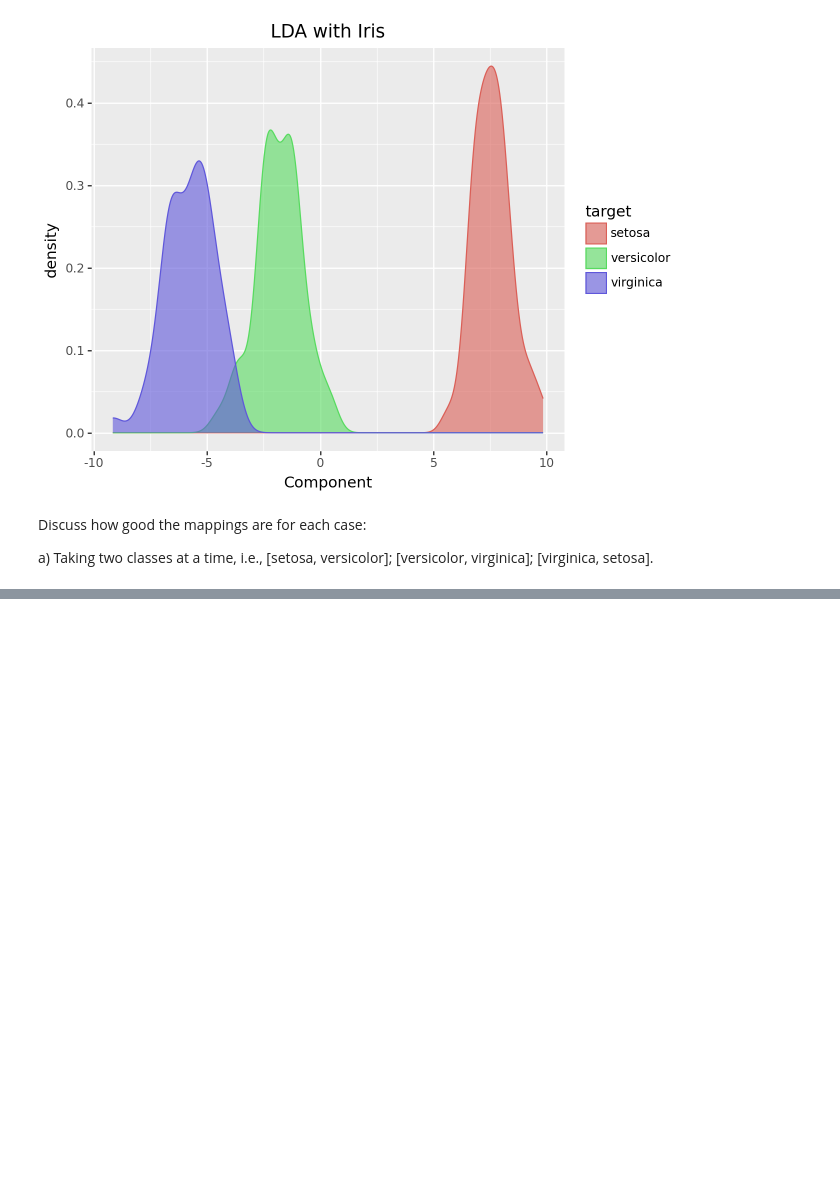
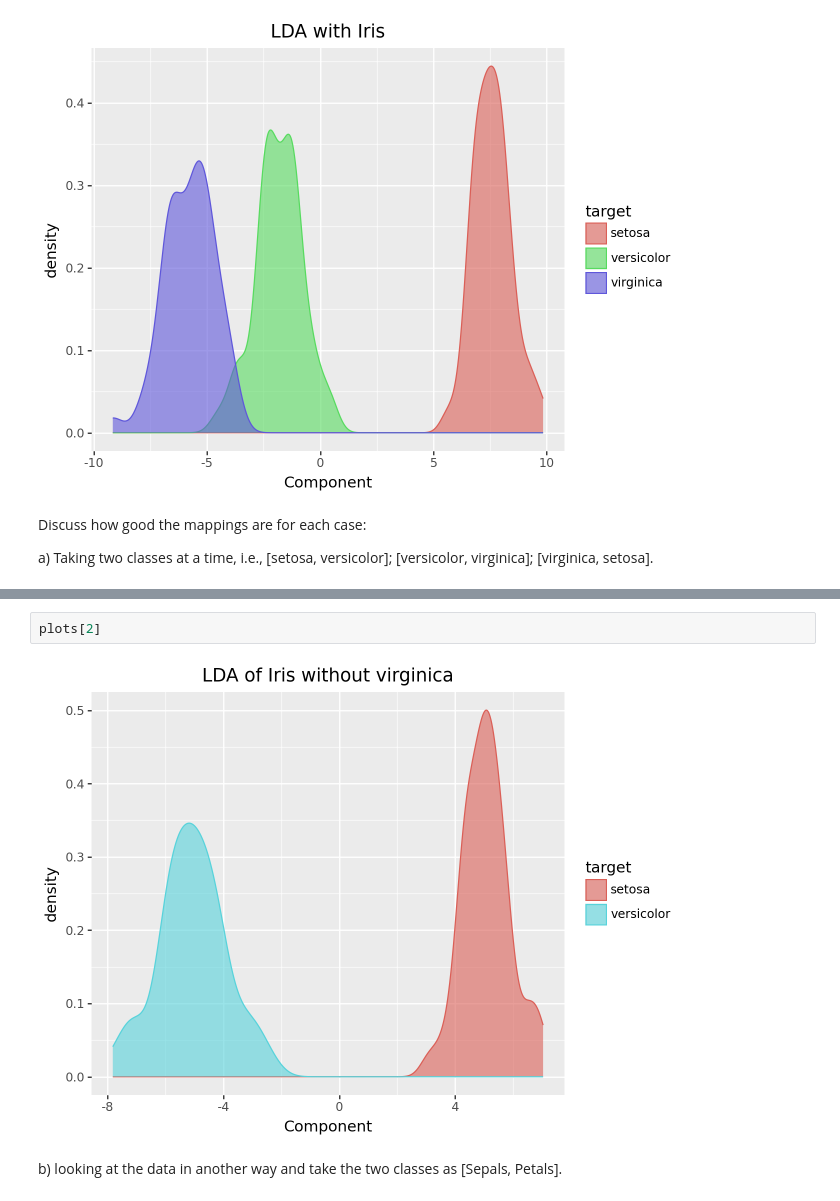
Before and after one commit to notPlancha/eda-lab-1, a Jupyter notebook: src/2.ipynb, the cells around one changed output, grey strips where cells are left out. Saved outputs shown, nothing was run; the diff lists cells and outputs as text; blank space fills up the shorter version.

```diff
--- a/src/2.ipynb
+++ b/src/2.ipynb
@@ -139,0 +75,6 @@ AttributeError: 'ggplot' object has no attribute '_create_figure'
+# %%
+plots[2]
+# %% [output]
+[figure, added]
+# %% [markdown]
+b) looking at the data in another way and take the two classes as [Sepals, Petals].
```
Also changed, not shown: parts of 7 cells of this notebook.
